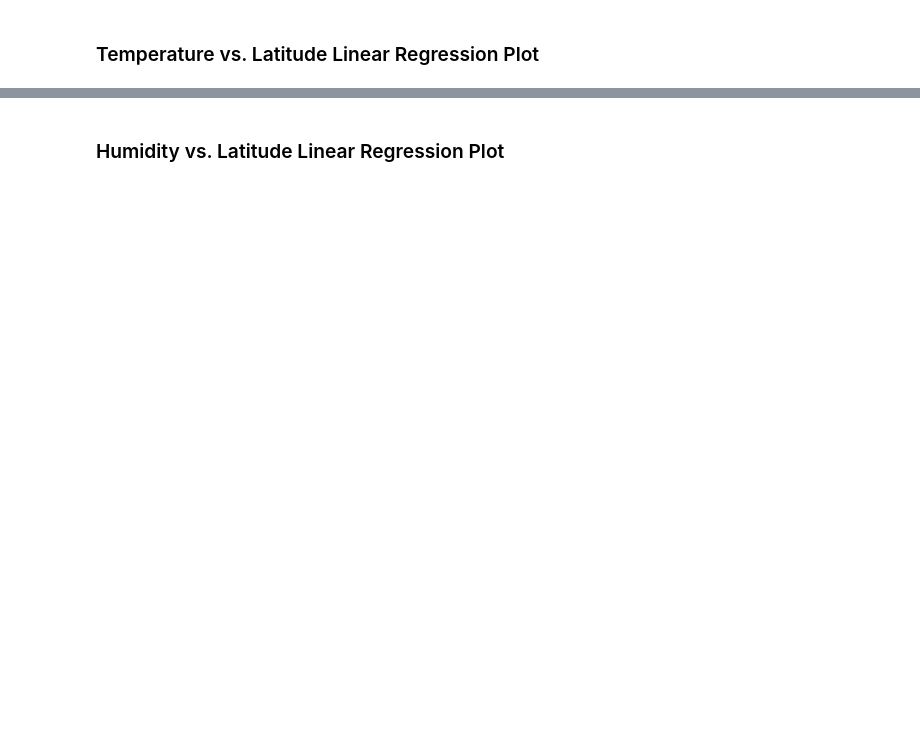
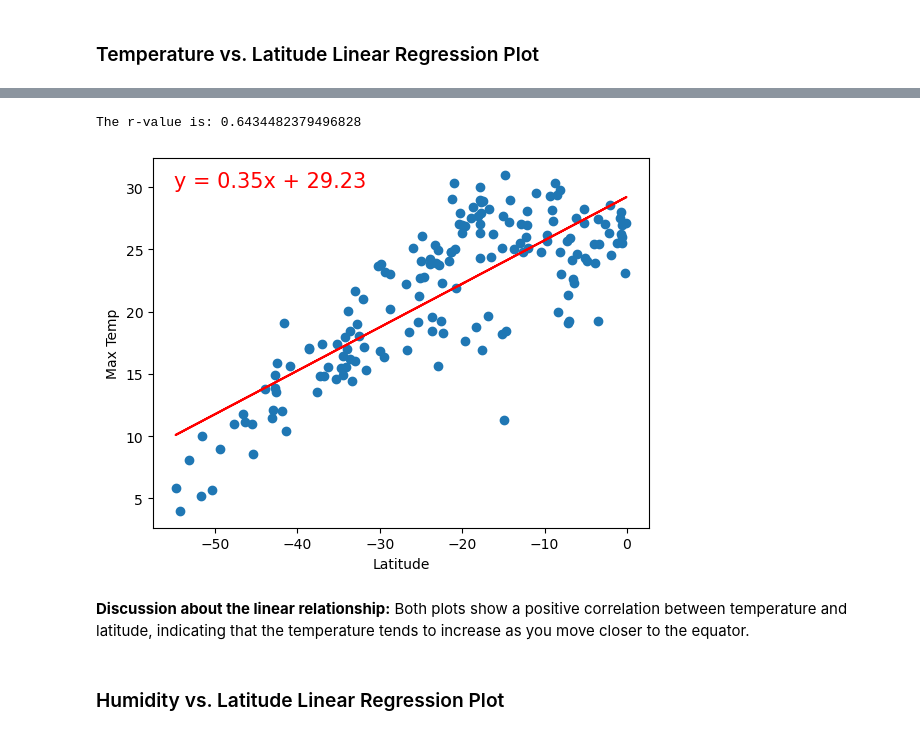
Before and after one commit to eugeniocez/python-api-challenge, a Jupyter notebook: WeatherPy/WeatherPy.ipynb, the cells around one changed output, grey strips where cells are left out. Cells and saved outputs as stored; diff of their text form; code cells hidden in the pictures; blank space fills up the shorter version.

```diff
--- a/WeatherPy/WeatherPy.ipynb
+++ b/WeatherPy/WeatherPy.ipynb
@@ -315,2 +322,13 @@ The r-value is: 0.4121057168607245
+# %%
+# Linear regression on Southern Hemisphere
+x_values = southern_hemi_df['Lat']
+y_values = southern_hemi_df['Max Temp']
+
+plot_linear_regression(x_values,y_values, 'Max Temp', (-55,30))
+# %% [output]
+The r-value is: 0.6434482379496828
+[figure, added]
+# %% [markdown]
+**Discussion about the linear relationship:** Both plots show a positive correlation between temperature and latitude, indicating that the temperature tends to increase as you move closer to the equator.
 # %% [markdown]
 ### Humidity vs. Latitude Linear Regression Plot
```
Also changed, not shown: parts of 35 cells of this notebook, 5 other files.
